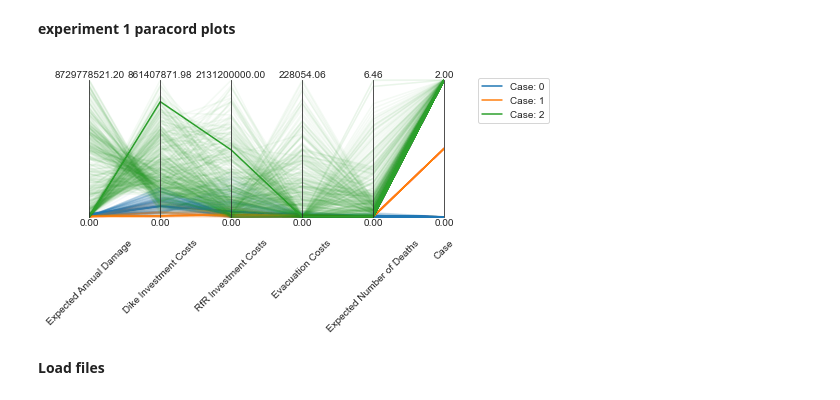
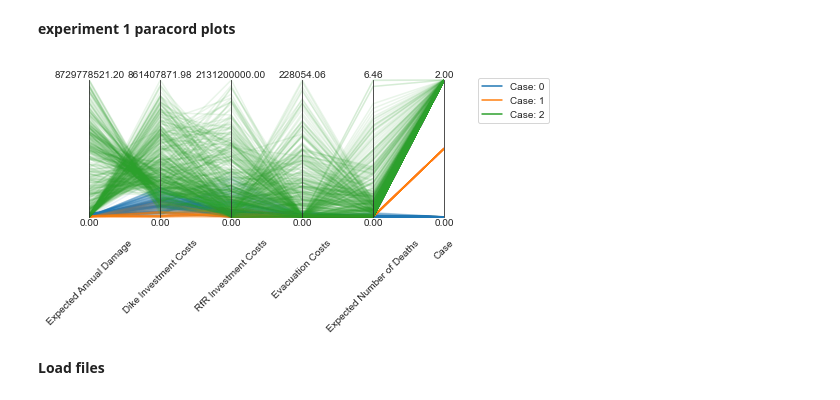
Before and after one commit to rhysits/thesis, a Jupyter notebook: final assignment/01_Directed_Search_Merge.ipynb, the cells around one changed output. Saved outputs shown, nothing was run; the diff lists cells and outputs as text; code cells hidden in the pictures.

```diff
--- a/final assignment/01_Directed_Search_Merge.ipynb
+++ b/final assignment/01_Directed_Search_Merge.ipynb
@@ -57,38 +57,38 @@ import pandas as pd
 
 Case = 0
 experiment_number = 1
 
 colors = sns.color_palette()
 
 merged_outcomes = None
 for Case in range(0,3):
     output_dict[(Case, experiment_number)][0]["Case"] = int(Case)
     if merged_outcomes is None:
         merged_outcomes = pd.DataFrame(output_dict[(Case, experiment_number)][0])
     else:
         merged_outcomes = pd.concat([merged_outcomes, pd.DataFrame(output_dict[(Case, experiment_number)][0])])
 
 outcomes = merged_outcomes.loc[:,['Expected Annual Damage','Dike Investment Costs','RfR Investment Costs','Evacuation Costs','Expected Number of Deaths','Case']]
 
 limits = parcoords.get_limits(outcomes)
 axes = parcoords.ParallelAxes(limits, fontsize=10, rot=45)
 
 # axes.plot(outcomes, label =f'Case: {Case}')
 cases = []
 for i, (index, row) in enumerate(outcomes.iterrows()):
     if row['Case'] in cases:
-        axes.plot(row.to_frame().T, color=colors[int(row['Case'])], alpha=0.05)
+        axes.plot(row.to_frame().T, color=colors[int(row['Case'])], alpha=0.1)
     else:
         cases.append(row['Case'])
-        axes.plot(row.to_frame().T, label=f"Case: {int(row['Case'])}", color=colors[int(row['Case'])])
+        axes.plot(row.to_frame().T, label=f"Case: {int(row['Case'])}", color=colors[int(row['Case'])], alpha=0.1)
 
 axes.legend()
 
-plt.savefig(f".\output\directed_search\Directed_Search_combined_{experiment_number}_paracord_scores.svg", dpi=600)
-plt.savefig(f".\output\directed_search\Directed_Search_combined_{experiment_number}_paracord_scores.png", dpi=600)
+plt.savefig(f".\output\directed_search\Directed_Search_combined_{experiment_number}_paracord_scores.svg", dpi=600, bbox_inches='tight')
+plt.savefig(f".\output\directed_search\Directed_Search_combined_{experiment_number}_paracord_scores.png", dpi=600, bbox_inches='tight')
 plt.show()
 # %% [output]
-[figure, old version]
+[figure, new version]
 # %% [markdown]
 **Load files**
 # %%
```
Also changed, not shown: parts of 4 cells of this notebook, 10 other files.
